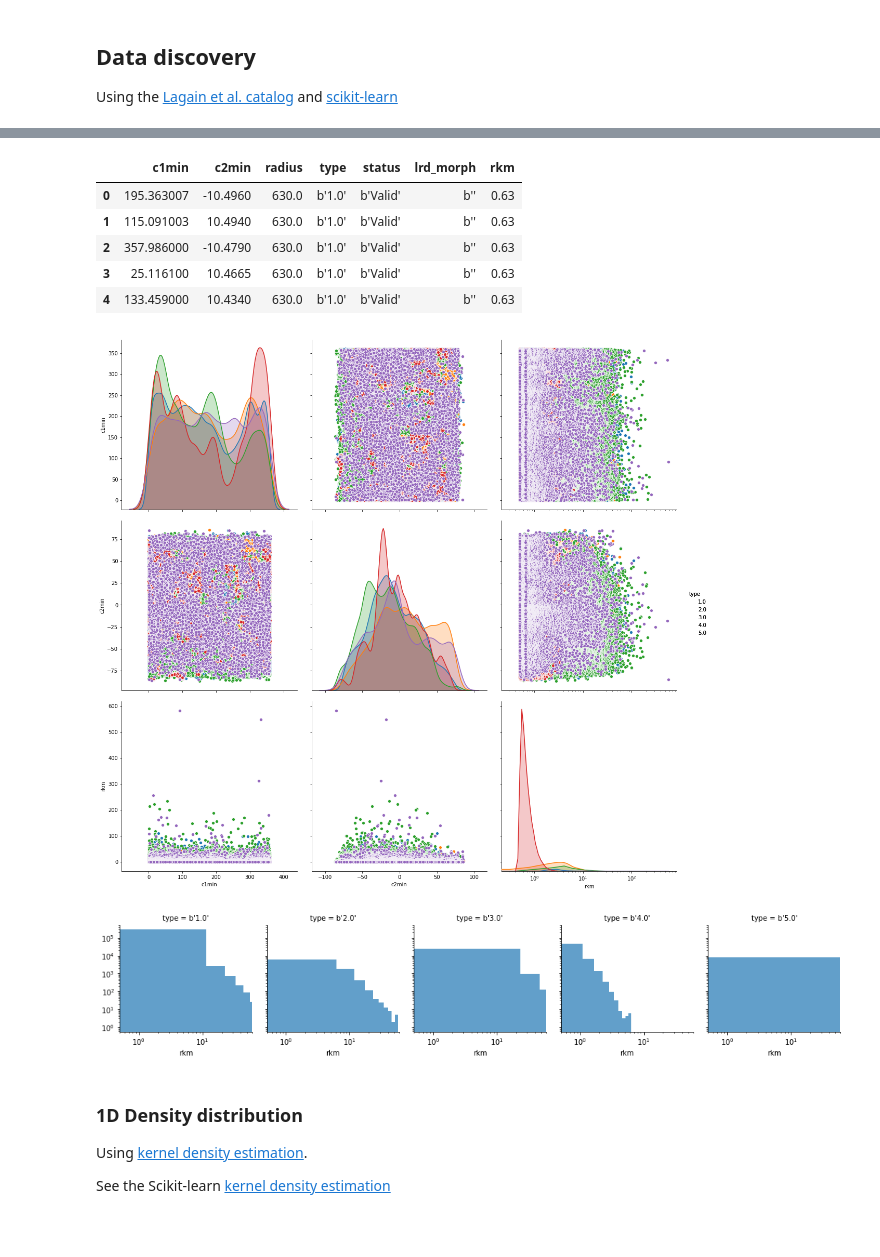
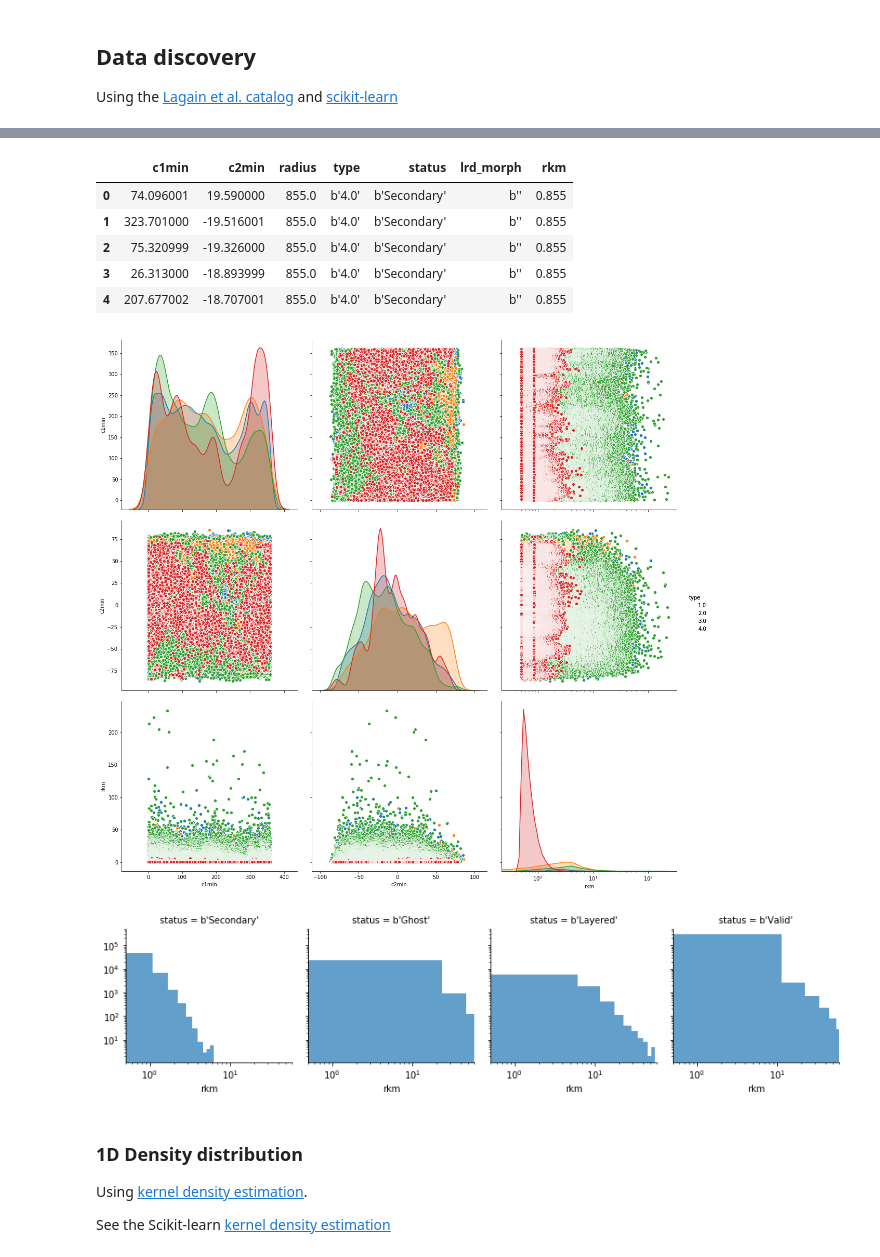
Before and after one commit to openplanetary/vespamap19tutorials, a Jupyter notebook: planetaryskl/notebooks/datadiscovery.ipynb, the cells around one changed output, grey strips where cells are left out. Drawn from its saved outputs; the diff is of its cells as text; code cells hidden in the pictures; blank space fills up the shorter version.

```diff
--- a/planetaryskl/notebooks/datadiscovery.ipynb
+++ b/planetaryskl/notebooks/datadiscovery.ipynb
@@ -37,32 +38,38 @@ for tab in mytables:
 <Table name="tap_schema.key_columns">... 4 columns ...</Table>
 <Table name="usgs_wms.epn_core">... 52 columns ...</Table>
 # %%
-resultset = service.search("SELECT c1min,c2min,radius,type,status,lrd_morph FROM mars_craters_lagain.epn_core", maxrec=400000)
+# Select all valid craters from the catalogue
+resultset = service.search("SELECT c1min,c2min,radius,type,status,lrd_morph FROM mars_craters_lagain.epn_core WHERE type!='5.0'", maxrec=400000)
 # %%
+# Convert the resulset object into the astropy table then into a pandas dataframe object
 df = (resultset.to_table()).to_pandas()
+
+# Add the radius in Km
 df["rkm"] = df.radius / 1000.
 df.head()
 # %% [output]
 |  | c1min | c2min | radius | type | status | lrd_morph | rkm |
-| 0 | 195.363007 | -10.4960 | 630.0 | b'1.0' | b'Valid' | b'' | 0.63 |
-| 1 | 115.091003 | 10.4940 | 630.0 | b'1.0' | b'Valid' | b'' | 0.63 |
-| 2 | 357.986000 | -10.4790 | 630.0 | b'1.0' | b'Valid' | b'' | 0.63 |
-| 3 | 25.116100 | 10.4665 | 630.0 | b'1.0' | b'Valid' | b'' | 0.63 |
-| 4 | 133.459000 | 10.4340 | 630.0 | b'1.0' | b'Valid' | b'' | 0.63 |
+| 0 | 74.096001 | 19.590000 | 855.0 | b'4.0' | b'Secondary' | b'' | 0.855 |
+| 1 | 323.701000 | -19.516001 | 855.0 | b'4.0' | b'Secondary' | b'' | 0.855 |
+| 2 | 75.320999 | -19.326000 | 855.0 | b'4.0' | b'Secondary' | b'' | 0.855 |
+| 3 | 26.313000 | -18.893999 | 855.0 | b'4.0' | b'Secondary' | b'' | 0.855 |
+| 4 | 207.677002 | -18.707001 | 855.0 | b'4.0' | b'Secondary' | b'' | 0.855 |
 # %%
+# Seaborn plots for data discovery
 sns.color_palette('colorblind')
 g = sns.pairplot(df,vars=["c1min","c2min","rkm"], height=5, hue="type")
 g.axes[2,2].set(xscale="log")
 #g.axes[2,0].set(yscale="log")
 g.add_legend();
 # %% [output]
-[figure, old version]
+[figure, new version]
 # %%
-g = sns.FacetGrid(df, col="type")
+# Histograms on different types
+g = sns.FacetGrid(df, col="status")
 g.map(plt.hist, "rkm", alpha=.7).set(xlim=(0.5, 60), yscale='log', xscale='log');
 #g.add_legend();
 # %% [output]
-[figure, old version]
+[figure, new version]
 # %% [markdown]
 ### 1D Density distribution
 Using [kernel density estimation](https://en.wikipedia.org/wiki/Kernel_density_estimation).
```
Also changed, not shown: parts of 7 cells of this notebook.
